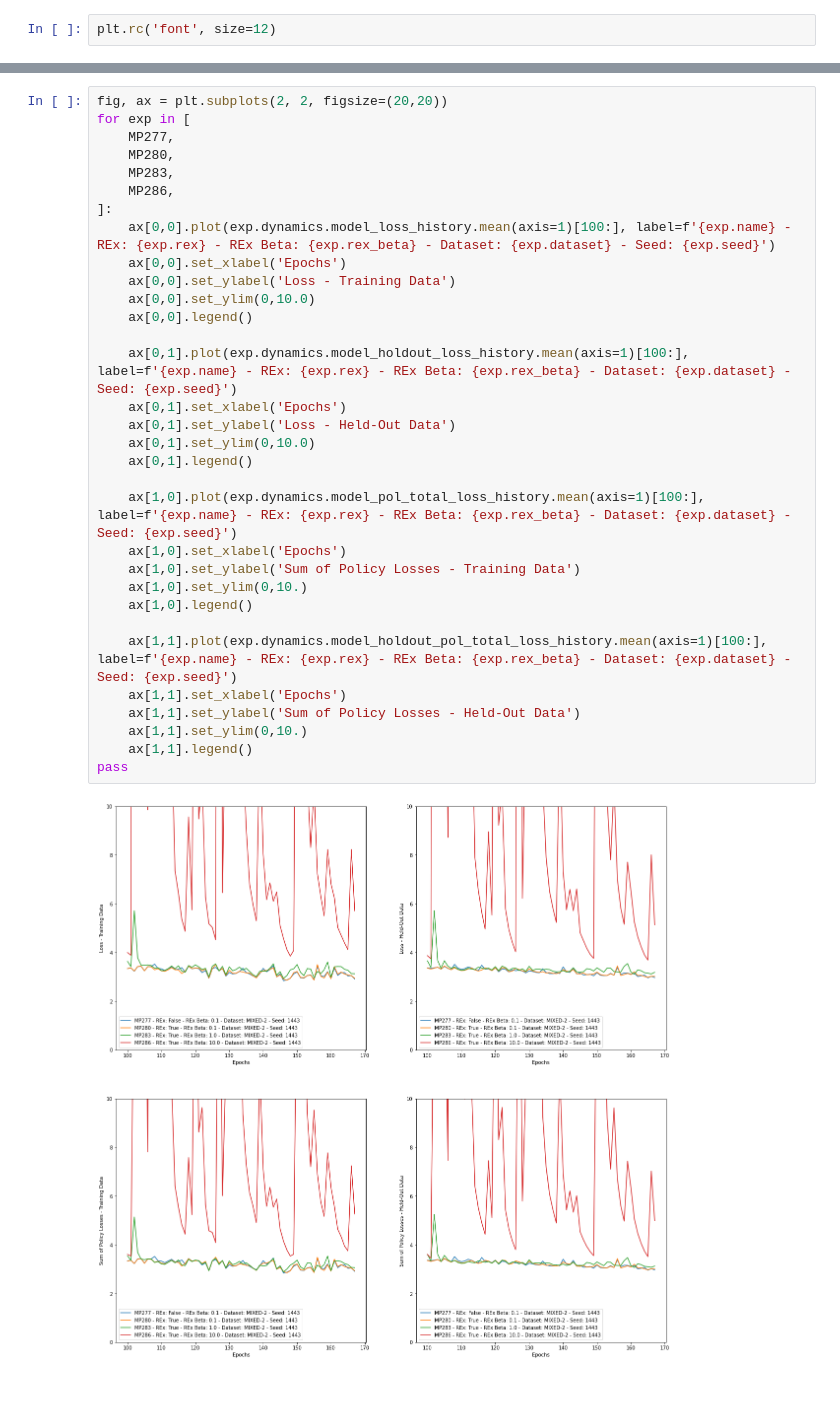
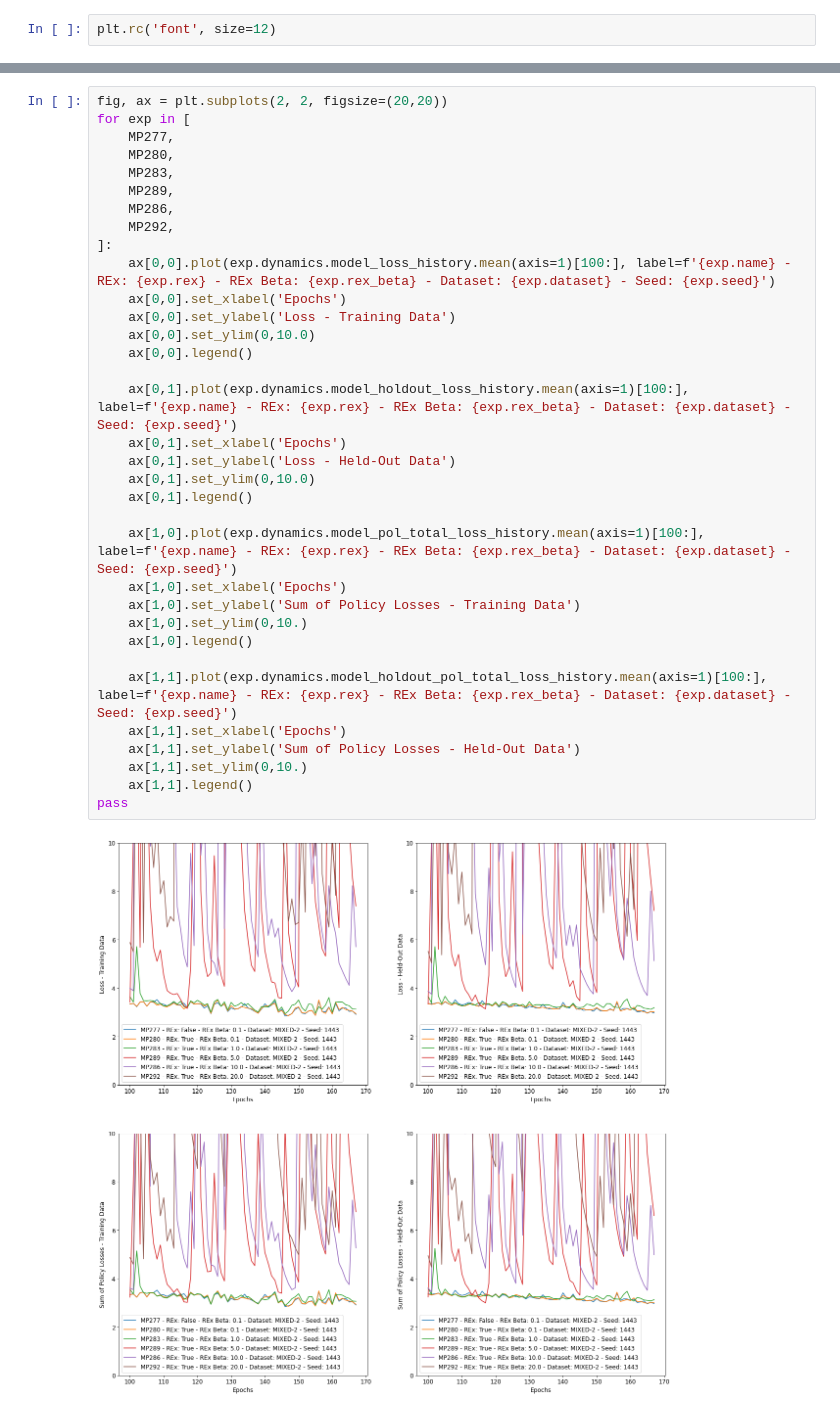
Before and after one commit to thatscotdatasci/mopo, a Jupyter notebook: Analysis_MP277-MP294.ipynb, the cells around one changed output, grey strips where cells are left out. Saved outputs shown, nothing was run; the diff lists cells and outputs as text.

```diff
--- a/Analysis_MP277-MP294.ipynb
+++ b/Analysis_MP277-MP294.ipynb
@@ -50,34 +53,36 @@ for exp in [
     MP277,
     MP280,
     MP283,
+    MP289,
     MP286,
+    MP292,
 ]:
     ax[0,0].plot(exp.dynamics.model_loss_history.mean(axis=1)[100:], label=f'{exp.name} - REx: {exp.rex} - REx Beta: {exp.rex_beta} - Dataset: {exp.dataset} - Seed: {exp.seed}')
     ax[0,0].set_xlabel('Epochs')
     ax[0,0].set_ylabel('Loss - Training Data')
     ax[0,0].set_ylim(0,10.0)
     ax[0,0].legend()
 
     ax[0,1].plot(exp.dynamics.model_holdout_loss_history.mean(axis=1)[100:], label=f'{exp.name} - REx: {exp.rex} - REx Beta: {exp.rex_beta} - Dataset: {exp.dataset} - Seed: {exp.seed}')
     ax[0,1].set_xlabel('Epochs')
     ax[0,1].set_ylabel('Loss - Held-Out Data')
     ax[0,1].set_ylim(0,10.0)
     ax[0,1].legend()
 
     ax[1,0].plot(exp.dynamics.model_pol_total_loss_history.mean(axis=1)[100:], label=f'{exp.name} - REx: {exp.rex} - REx Beta: {exp.rex_beta} - Dataset: {exp.dataset} - Seed: {exp.seed}')
     ax[1,0].set_xlabel('Epochs')
     ax[1,0].set_ylabel('Sum of Policy Losses - Training Data')
     ax[1,0].set_ylim(0,10.)
     ax[1,0].legend()
 
     ax[1,1].plot(exp.dynamics.model_holdout_pol_total_loss_history.mean(axis=1)[100:], label=f'{exp.name} - REx: {exp.rex} - REx Beta: {exp.rex_beta} - Dataset: {exp.dataset} - Seed: {exp.seed}')
     ax[1,1].set_xlabel('Epochs')
     ax[1,1].set_ylabel('Sum of Policy Losses - Held-Out Data')
     ax[1,1].set_ylim(0,10.)
     ax[1,1].legend()
 pass
 # %% [output]
-[figure, old version]
+[figure, new version]
 # %%
 fig, ax = plt.subplots(2, 2, figsize=(20,20))
 for exp, exp_details in [
```
Also changed, not shown: parts of 8 cells of this notebook, 3 other files.
